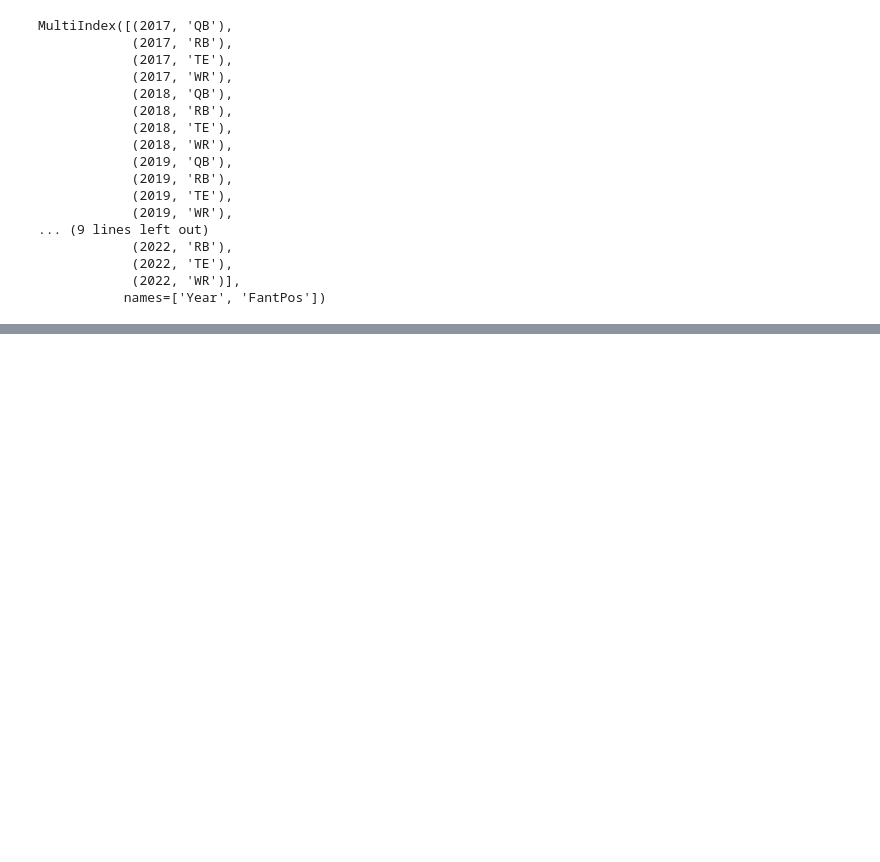
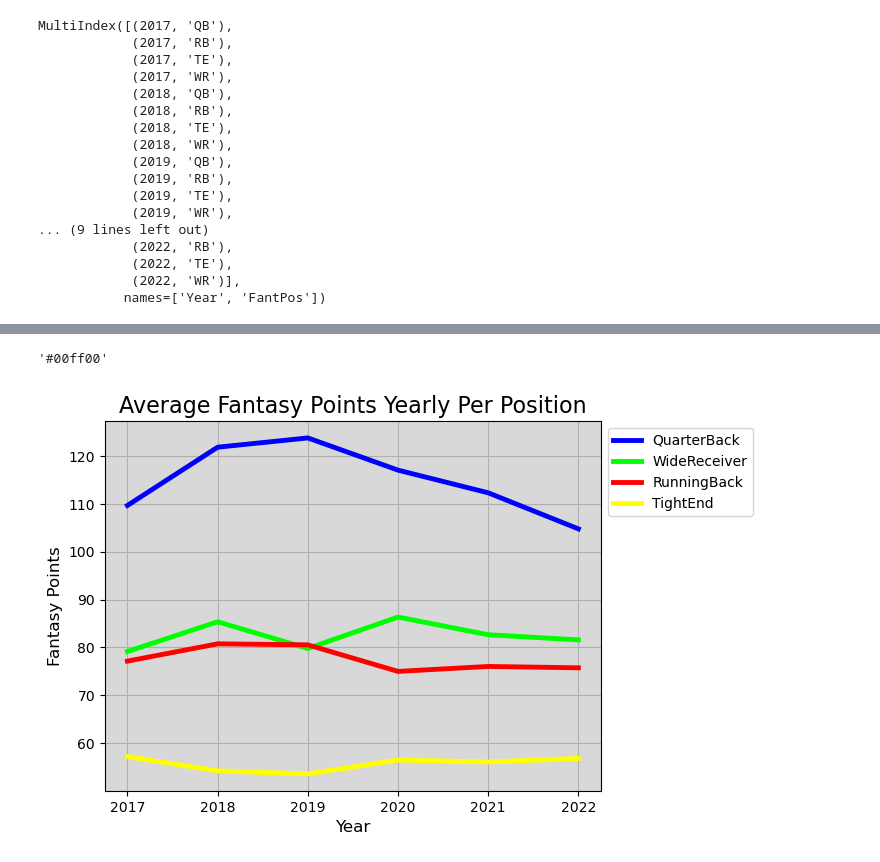
Before and after one commit to ShawnS33/fire_fantasy_project, a Jupyter notebook: shawn_analysis_FF.ipynb, the cells around one changed output, grey strips where cells are left out. Cells and saved outputs as stored; diff of their text form; code cells hidden in the pictures; blank space fills up the shorter version.

```diff
--- a/shawn_analysis_FF.ipynb
+++ b/shawn_analysis_FF.ipynb
@@ -110,0 +123,10 @@ plt.plot(x,y)
+# %%
+years = [2017, 2018, 2019, 2020, 2021, 2022]
+fant_pos = ["QB", "WR", "RB", "TE"]
+# %%
+for pos in fant_pos:
+    print(" ")
+    for year in years:
+        print("years = ", year)
+        print("fant_pos = ", pos)
+        print("PPR = ", fantasy_avg[year, pos])
@@ -110,0 +151,32 @@ plt.plot(x,y)
+# %%
+colors = ["#0000ff", "#00ff00", "#ff0000", "#ffff00"]
+# %%
+colors[1]
+# %% [output]
+'#00ff00'
+# %%
+plt.axes().set_facecolor("#d8d8d8")
+count = -1
+for pos in fant_pos:
+    count = count + 1
+    #Empty List for Average PPR yearly
+    avg_ppr = []
+    for year in years:
+        # Extracting PPR from series
+        PPR = fantasy_avg[year, pos]
+        # Adding PPR to empty list
+        avg_ppr.append(PPR)
+
+    plt.plot(years,
+             avg_ppr,
+            linewidth = 3.5,
+            color = colors[count])
+
+plt.title("Average Fantasy Points Yearly Per Position", fontsize = 16)
+plt.xlabel("Year", fontsize = 12)
+plt.ylabel("Fantasy Points", fontsize = 12)
+plt.legend(["QuarterBack", "WideReceiver", "RunningBack", "TightEnd"],
+            bbox_to_anchor=(1, 1))
+plt.grid()
+# %% [output]
+[figure, added]
```
Also changed, not shown: parts of 7 cells of this notebook, 1 other file.
